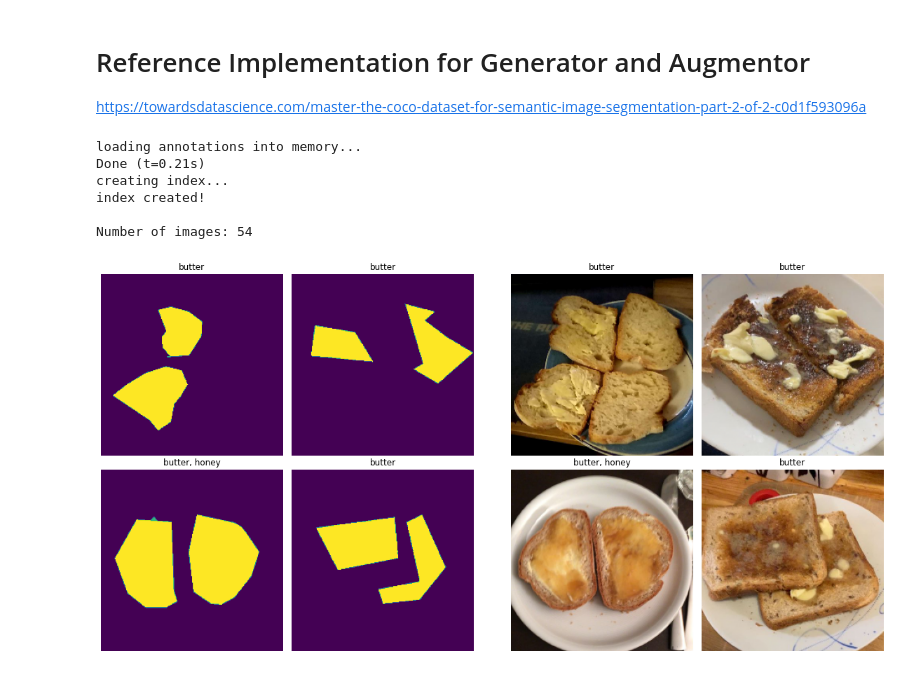
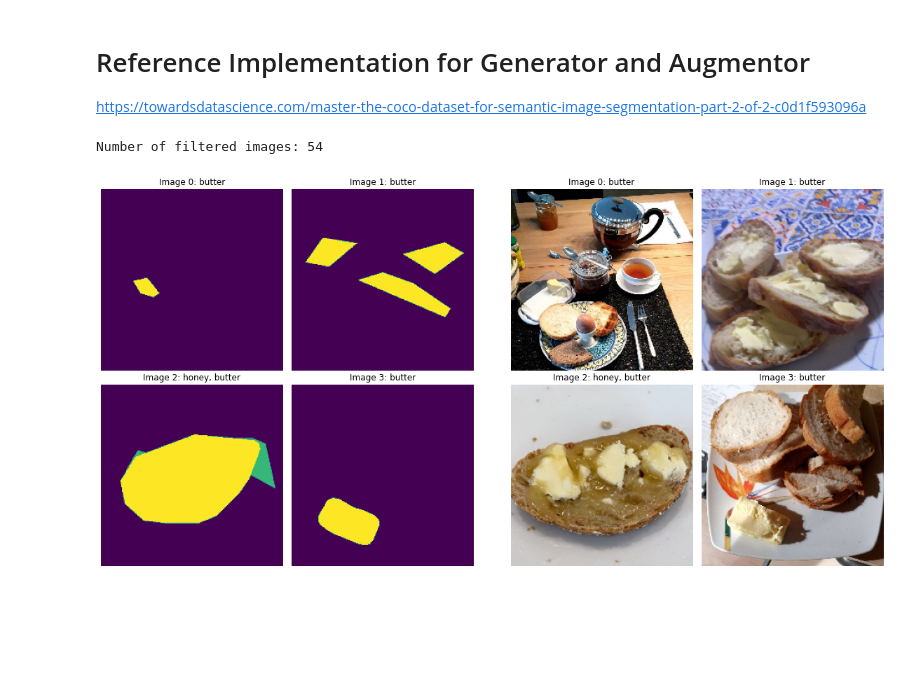
Before and after one commit to lucamarini22/food-recognition-challenge, a Jupyter notebook: food-recognition-challenge.ipynb, the cells around one changed output. Cells and saved outputs as stored; diff of their text form; code cells hidden in the pictures; blank space fills up the shorter version.

```diff
--- a/food-recognition-challenge.ipynb
+++ b/food-recognition-challenge.ipynb
@@ -39,0 +60,3 @@ val_anns_path = '../input/food-recognition-challenge/val-v0.4/val/annotations.js
+# %%
+# Load annotations and print metadata of the image set
+coco = getCOCO(val_anns_path)
@@ -42,13 +83,10 @@ val_anns_path = '../input/food-recognition-challenge/val-v0.4/val/annotations.js
 
 https://towardsdatascience.com/master-the-coco-dataset-for-semantic-image-segmentation-part-2-of-2-c0d1f593096a
 # %%
-def filterDataset(ann_path, classes=None):
-    # initialize COCO api for instance annotations
-    coco = COCO(ann_path)
-
+def filterImgs(coco, classes=None):
     images = []
     if classes!=None:
-        # iterate for each individual class in the list
+        # Iterate for each individual class in the list
         for className in classes:
             # get all images containing given categories
             catIds = coco.getCatIds(catNms=className)
@@ -67,9 +105,9 @@ def filterDataset(ann_path, classes=None):
 
     random.shuffle(unique_images)
     dataset_size = len(unique_images)
-    print('\nNumber of images: {}'.format(dataset_size))
+    print('Number of filtered images: {}'.format(dataset_size))
 
-    return unique_images, coco
+    return unique_images
 # %%
 def getClassName(classID, cats):
     for i in range(len(cats)):
@@ -105,9 +144,9 @@ def getMask(imageObj, classes, coco, catIds, input_image_size):
     train_mask = train_mask.reshape(input_image_size[0], input_image_size[1], 1)
     return train_mask, class_set
 # %%
-def dataGeneratorCoco(images, classes, coco, img_path, input_image_size=(224, 224), batch_size=4):
-
-    dataset_size = len(images)
+def imgGenerator(coco, img_path, classes, input_image_size=(224, 224), batch_size=4):
+    unique_images = filterImgs(coco, classes)
+    dataset_size = len(unique_images)
     catIds = coco.getCatIds(catNms=classes)
 
     c = 0
@@ -116,8 +155,8 @@ def dataGeneratorCoco(images, classes, coco, img_path, input_image_size=(224, 22
         img = np.zeros((batch_size, input_image_size[0], input_image_size[1], 3)).astype('float')
         mask = np.zeros((batch_size, input_image_size[0], input_image_size[1], 1)).astype('float')
 
-        for i in range(c, c+batch_size): #initially from 0 to batch_size, when c = 0
-            imageObj = images[i]
+        for i in range(c, c+batch_size): # Initially from 0 to batch_size, when c = 0
+            imageObj = unique_images[i]
 
             ### Retrieve Image ###
             train_img = getImage(imageObj, img_path, input_image_size)
@@ -133,10 +172,11 @@ def dataGeneratorCoco(images, classes, coco, img_path, input_image_size=(224, 22
         c+=batch_size
         if(c + batch_size >= dataset_size):
             c=0
-            random.shuffle(images)
+            random.shuffle(unique_images)
+
         yield img, mask, cats_lst
 # %%
-def visualizeGenerator(gen):
+def visualiseGen(gen):
     img, mask, cats_lst = next(gen)
 
     fig = plt.figure(figsize=(20, 10))
@@ -156,26 +196,20 @@ def visualizeGenerator(gen):
             ax.axis('off')
             for n, e in enumerate(cats_lst[j]):
                 if n == 0:
-                    title = e
+                    title = 'Image {}: '.format(j) + e
                 else:
                     title += ', ' + e
             ax.title.set_text(title)
             fig.add_subplot(ax)
+
     plt.show()
 # %%
 classes = ['bread', 'butter', 'honey']
-images, coco = filterDataset(val_anns_path, classes)
+input_image_size = (224, 224)
+batch_size = 4
 
-batch_size = 4
-input_image_size = (224, 224)
-
-val_gen = dataGeneratorCoco(images, classes, coco, val_images_path, input_image_size, batch_size)
-visualizeGenerator(val_gen)
+val_gen = imgGenerator(coco, val_images_path, classes, input_image_size, batch_size)
+visualiseGen(val_gen)
 # %% [output]
-loading annotations into memory...
-Done (t=0.21s)
-creating index...
-index created!
-
-Number of images: 54
+Number of filtered images: 54
-[figure, old version]
+[figure, new version]
```
Also changed, not shown: parts of 4 cells of this notebook.
